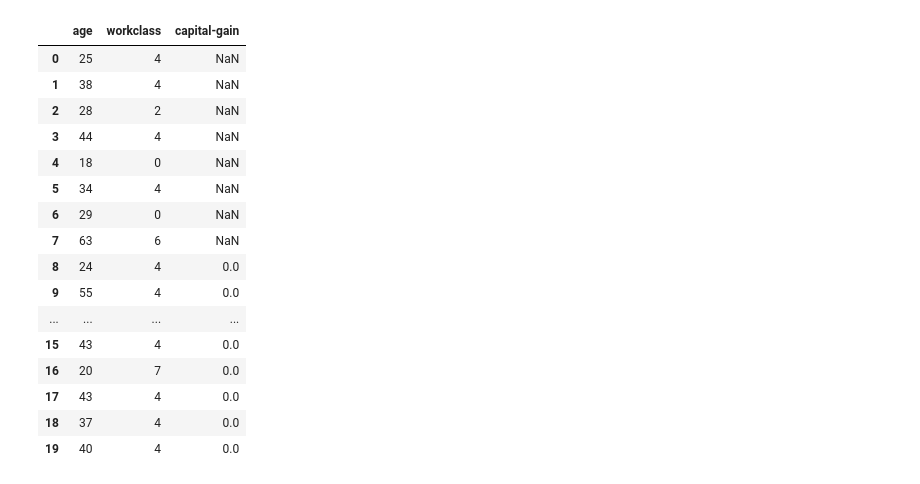
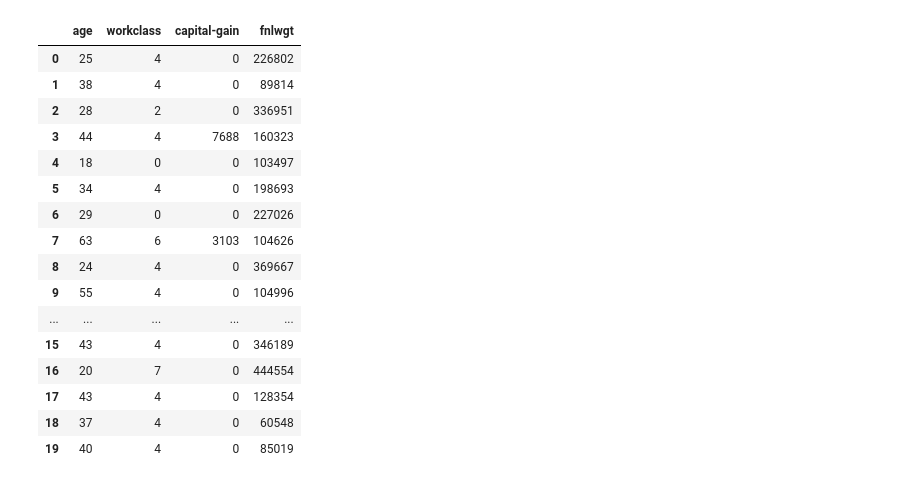
Before and after one commit to Kem0sabe/CTAB_GAN_EXPANDED, a Jupyter notebook: adult.ipynb, the cells around one changed output. Cells and saved outputs as stored; diff of their text form; code cells hidden in the pictures.

```diff
--- a/adult.ipynb
+++ b/adult.ipynb
@@ -1,29 +1,29 @@
 # %%
 import numpy as np
 import pandas as pd
 import glob
 from model.ctabgan import CTABGAN
 df = pd.read_csv("Real_Datasets/adult.csv")
 #df = df.drop(columns=['Year','Model'])
-df = df[['age', 'workclass', 'capital-gain']]
+df = df[['age', 'workclass', 'capital-gain',"fnlwgt"]]
 df = df.head(1000)
-df.loc[:7, 'capital-gain'] = np.nan
+#df.loc[:7, 'capital-gain'] = np.nan
 df.head(20)
 # %% [output]
-|  | age | workclass | capital-gain |
-| 0 | 25 | 4 | NaN |
-| 1 | 38 | 4 | NaN |
-| 2 | 28 | 2 | NaN |
-| 3 | 44 | 4 | NaN |
-| 4 | 18 | 0 | NaN |
-| 5 | 34 | 4 | NaN |
-| 6 | 29 | 0 | NaN |
-| 7 | 63 | 6 | NaN |
-| 8 | 24 | 4 | 0.0 |
-| 9 | 55 | 4 | 0.0 |
-| ... | ... | ... | ... |
-| 15 | 43 | 4 | 0.0 |
-| 16 | 20 | 7 | 0.0 |
-| 17 | 43 | 4 | 0.0 |
-| 18 | 37 | 4 | 0.0 |
-| 19 | 40 | 4 | 0.0 |
+|  | age | workclass | capital-gain | fnlwgt |
+| 0 | 25 | 4 | 0 | 226802 |
+| 1 | 38 | 4 | 0 | 89814 |
+| 2 | 28 | 2 | 0 | 336951 |
+| 3 | 44 | 4 | 7688 | 160323 |
+| 4 | 18 | 0 | 0 | 103497 |
+| 5 | 34 | 4 | 0 | 198693 |
+| 6 | 29 | 0 | 0 | 227026 |
+| 7 | 63 | 6 | 3103 | 104626 |
+| 8 | 24 | 4 | 0 | 369667 |
+| 9 | 55 | 4 | 0 | 104996 |
+| ... | ... | ... | ... | ... |
+| 15 | 43 | 4 | 0 | 346189 |
+| 16 | 20 | 7 | 0 | 444554 |
+| 17 | 43 | 4 | 0 | 128354 |
+| 18 | 37 | 4 | 0 | 60548 |
+| 19 | 40 | 4 | 0 | 85019 |
```
Also changed, not shown: parts of 7 cells of this notebook, 5 other files.
